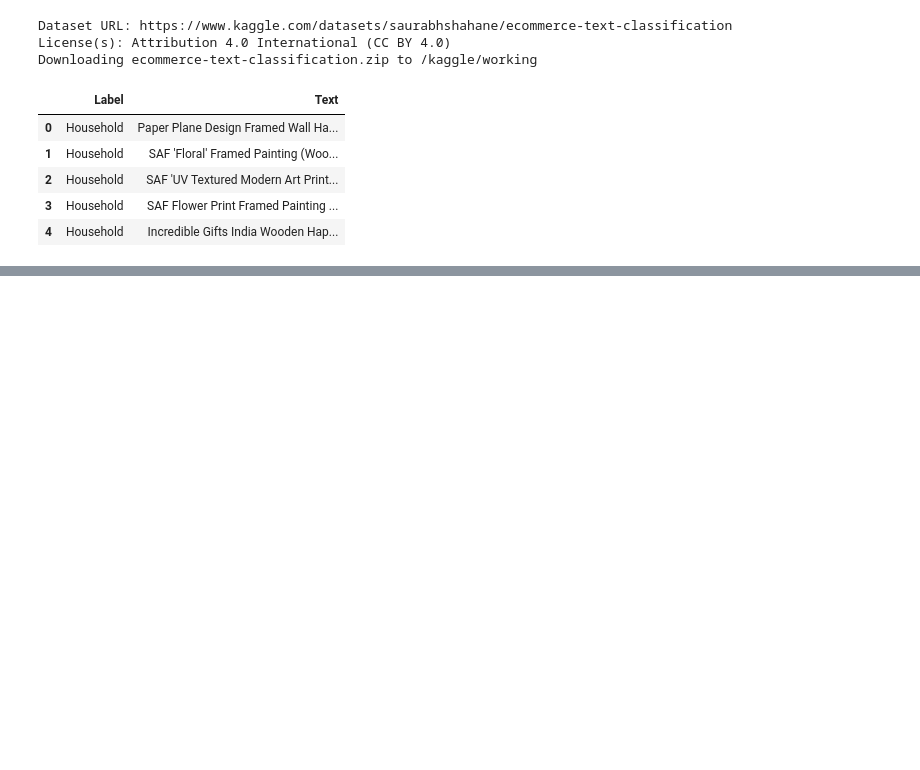
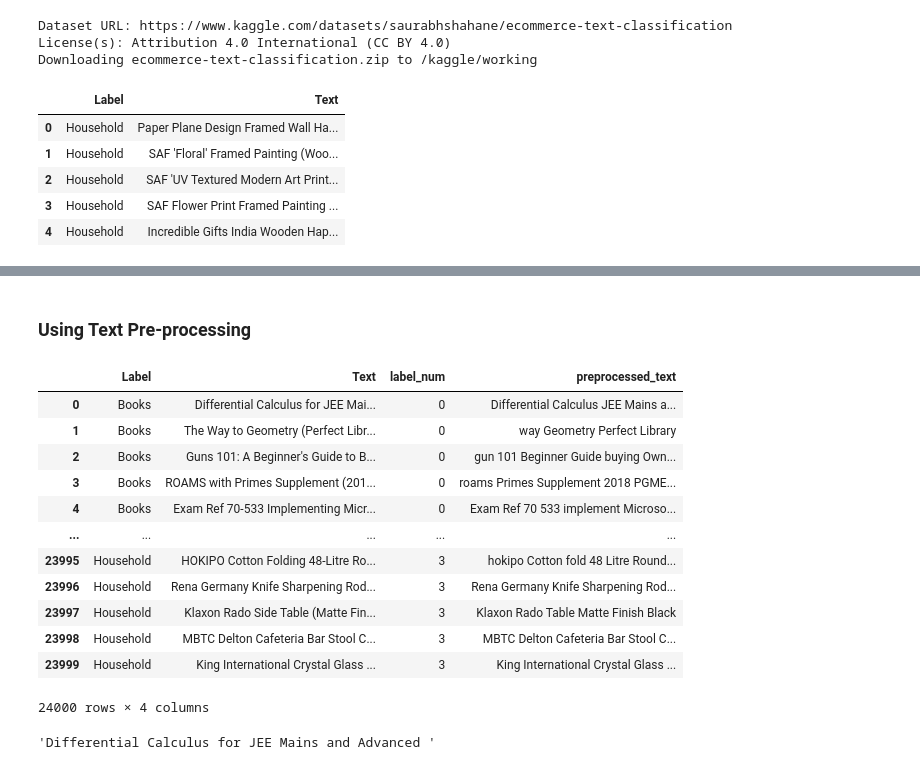
Before and after one commit to Kisara-k/Codebasics-NLP, a Jupyter notebook: 12-tf-idf.ipynb, the cells around one changed output, grey strips where cells are left out. Drawn from its saved outputs; the diff is of its cells as text; code cells hidden in the pictures; blank space fills up the shorter version.

```diff
--- a/12-tf-idf.ipynb
+++ b/12-tf-idf.ipynb
@@ -162,0 +295,12 @@ X_train, X_test, y_train, y_test = train_test_split(
+# %% [markdown]
+### Using Text Pre-processing
+# %%
+import spacy
+
+nlp = spacy.load('en_core_web_sm')
+
+def preprocess(text):
+    doc = nlp(text)
+    return " ".join([token.lemma_ for token in doc
+                    if not (token.is_stop or token.is_punct)
+                    ])
@@ -162,0 +309,20 @@ X_train, X_test, y_train, y_test = train_test_split(
+# %%
+df
+# %% [output]
+|  | Label | Text | label_num | preprocessed_text |
+| 0 | Books | Differential Calculus for JEE Mai... | 0 | Differential Calculus JEE Mains a... |
+| 1 | Books | The Way to Geometry (Perfect Libr... | 0 | way Geometry Perfect Library |
+| 2 | Books | Guns 101: A Beginner's Guide to B... | 0 | gun 101 Beginner Guide buying Own... |
+| 3 | Books | ROAMS with Primes Supplement (201... | 0 | roams Primes Supplement 2018 PGME... |
+| 4 | Books | Exam Ref 70-533 Implementing Micr... | 0 | Exam Ref 70 533 implement Microso... |
+| ... | ... | ... | ... | ... |
+| 23995 | Household | HOKIPO Cotton Folding 48-Litre Ro... | 3 | hokipo Cotton fold 48 Litre Round... |
+| 23996 | Household | Rena Germany Knife Sharpening Rod... | 3 | Rena Germany Knife Sharpening Rod... |
+| 23997 | Household | Klaxon Rado Side Table (Matte Fin... | 3 | Klaxon Rado Table Matte Finish Black |
+| 23998 | Household | MBTC Delton Cafeteria Bar Stool C... | 3 | MBTC Delton Cafeteria Bar Stool C... |
+| 23999 | Household | King International Crystal Glass ... | 3 | King International Crystal Glass ... |
+24000 rows × 4 columns
+# %%
+df['Text'][0]
+# %% [output]
+'Differential Calculus for JEE Mains and Advanced '
```
Also changed, not shown: parts of 15 cells of this notebook.
